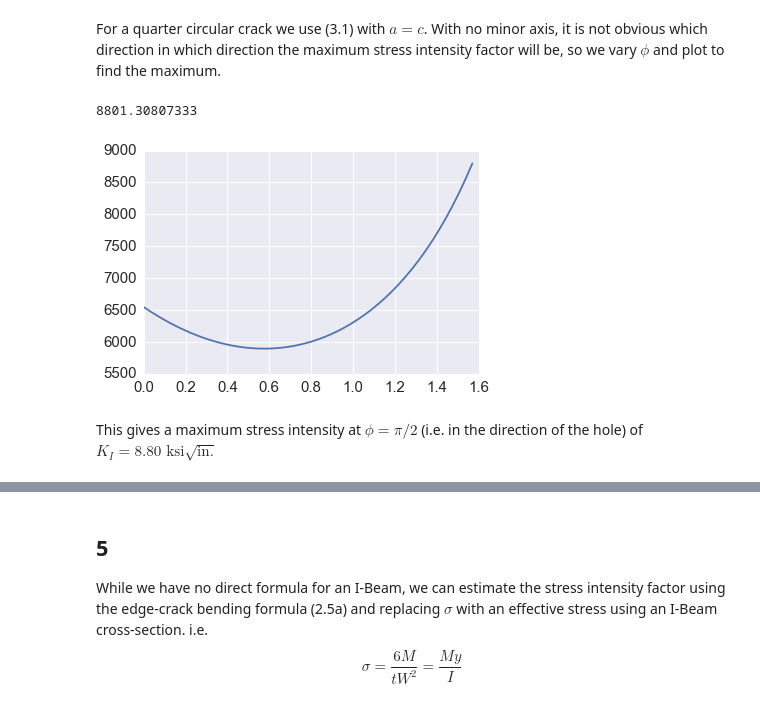
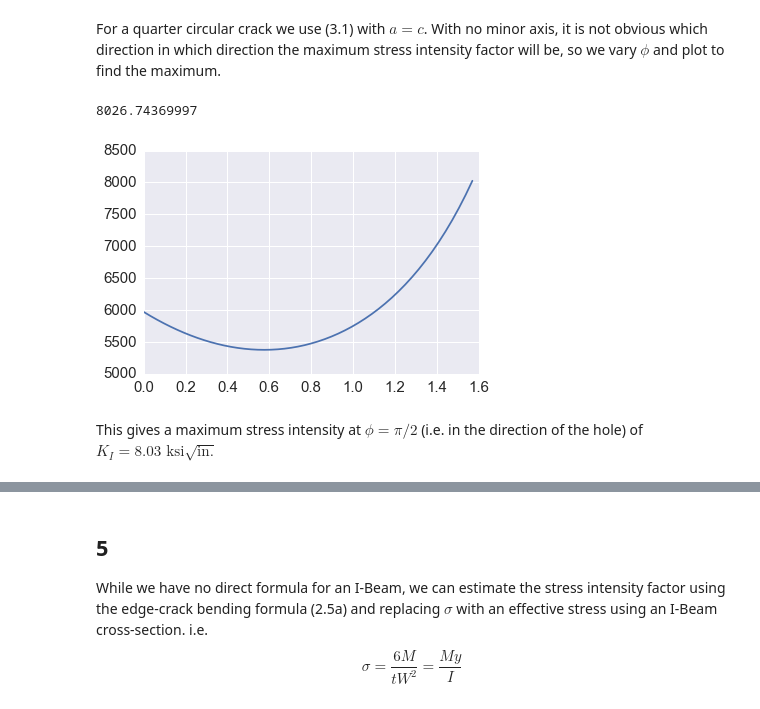
Before and after one commit to ndaman/damagetolerance, a Jupyter notebook: Homework 1.ipynb, the cells around one changed output, grey strips where cells are left out. Cells and saved outputs as stored; diff of their text form; code cells hidden in the pictures.

```diff
--- a/Homework 1.ipynb
+++ b/Homework 1.ipynb
@@ -134,35 +134,35 @@ For a quarter circular crack we use (3.1) with $a=c$. With no minor axis, it is
 # %%
 import matplotlib.pyplot as plt
 import seaborn as sb
 sb.set(font_scale=1.5)
 %matplotlib inline
 
 a = c
 phi = np.linspace(0,np.pi/2)
 n = 1
-b = w/2
+b = W/2
 r = R
 t=0.157
 fw = np.sqrt(1/np.cos(np.pi*r/(2*b))/np.cos((np.pi*(2*r+n*c)/(4*(b-c)+2*n*c)*np.sqrt(a/t))))
 lam = 1/(1+c/r*np.cos(0.85*phi))
 g2 = (1+0.358*lam+1.425*lam**2-1.578*lam**3+2.156*lam**4)/(1+0.13*lam**2)
 M1 = 1.13 - 0.09*a/c
 M2 = -0.54 + 0.89/(0.2+a/c)
 M3 = 0.5 - 1/(0.65+a/c) + 14*(1-a/c)**24
 Q = 1+1.464*(a/c)**1.65
 g1 = 1+(0.1+0.35*(a/t)**2)*(1-np.sin(phi))**2
 g3 = (1+0.04*(a/c))*(1+0.1*(1-np.cos(phi))**2)*(0.85+0.15*(a/t)**.25)
 g4 = 1 - 0.7*(1-a/t)*(a/c-0.2)*(1-a/c)
 f_phi = ((a/c)**2*np.cos(phi)**2+np.sin(phi)**2)**.25
 Fch = (M1 +M2*(a/t)**2 + M3*(a/t)**4)*g1*g2*g3*g4*f_phi*fw
 B = np.sqrt(1/Q)*Fch
 KI_double = s*np.sqrt(np.pi*a)*B
 KI_b = np.sqrt((4/np.pi + a*c/(2*t*r))/(4/np.pi+a*c/(t*r)))*KI_double
 plt.figure()
 plt.plot(phi,KI_b)
 print max(KI_b)
 # %% [output]
-8801.30807333
+8026.74369997
-[figure, old version]
+[figure, new version]
 # %% [markdown]
-This gives a maximum stress intensity at $\phi = \pi/2$ (i.e. in the direction of the hole) of $K_I = 8.80 \text{ ksi}\sqrt{\text{in.}}$
+This gives a maximum stress intensity at $\phi = \pi/2$ (i.e. in the direction of the hole) of $K_I = 8.03 \text{ ksi}\sqrt{\text{in.}}$
```
Also changed, not shown: parts of 13 cells of this notebook.
